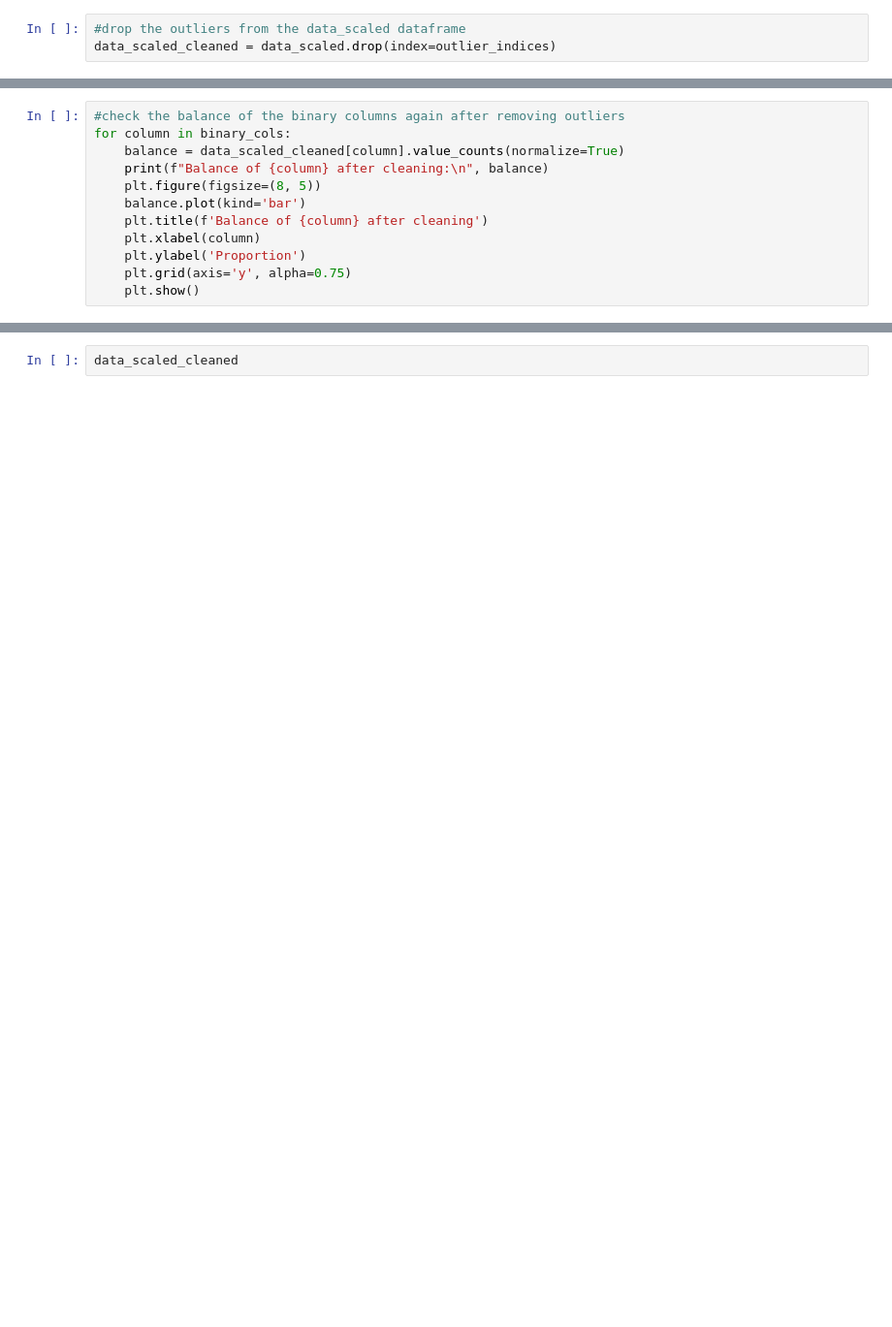
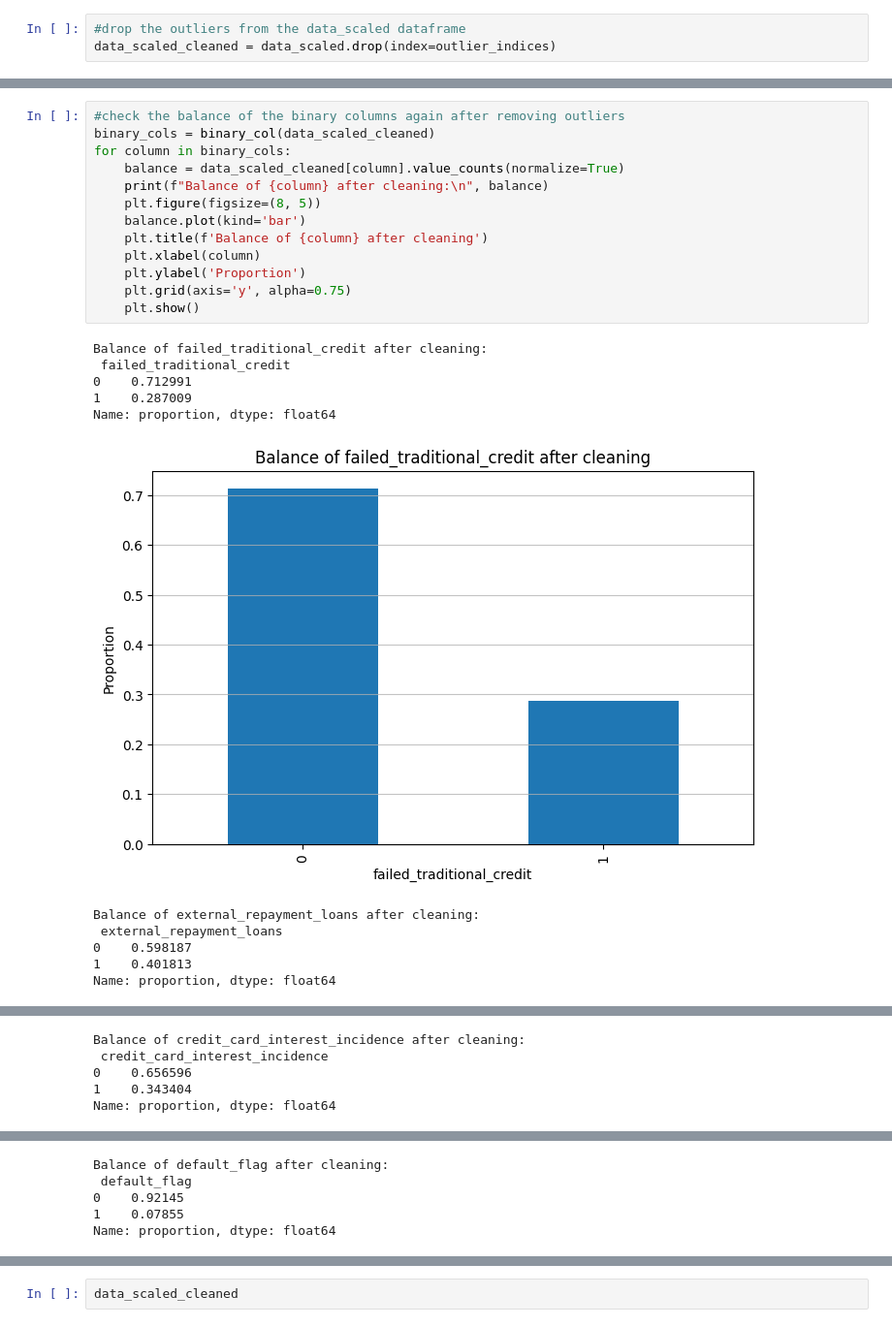
Before and after one commit to IsmailZei/Credit-Risk-Models-in-BNPL, a Jupyter notebook: test.ipynb, the cells around one changed output, grey strips where cells are left out. Shown at 97% size. Drawn from its saved outputs; the diff is of its cells as text; blank space fills up the shorter version.

```diff
--- a/test.ipynb
+++ b/test.ipynb
@@ -188,12 +336,25 @@ data_scaled_cleaned.info()
 # %%
 #check the balance of the binary columns again after removing outliers
+binary_cols = binary_col(data_scaled_cleaned)
 for column in binary_cols:
     balance = data_scaled_cleaned[column].value_counts(normalize=True)
     print(f"Balance of {column} after cleaning:\n", balance)
     plt.figure(figsize=(8, 5))
     balance.plot(kind='bar')
     plt.title(f'Balance of {column} after cleaning')
     plt.xlabel(column)
     plt.ylabel('Proportion')
     plt.grid(axis='y', alpha=0.75)
     plt.show()
+# %% [output]
+Balance of failed_traditional_credit after cleaning:
+ failed_traditional_credit
+0    0.712991
+1    0.287009
+Name: proportion, dtype: float64
+[figure, added]
+Balance of external_repayment_loans after cleaning:
+ external_repayment_loans
+0    0.598187
+1    0.401813
+Name: proportion, dtype: float64
@@ -199,0 +362,5 @@ for column in binary_cols:
+Balance of credit_card_interest_incidence after cleaning:
+ credit_card_interest_incidence
+0    0.656596
+1    0.343404
+Name: proportion, dtype: float64
@@ -199,0 +368,5 @@ for column in binary_cols:
+Balance of default_flag after cleaning:
+ default_flag
+0    0.92145
+1    0.07855
+Name: proportion, dtype: float64
```
Also changed, not shown: parts of 32 cells of this notebook, 7 other files.
